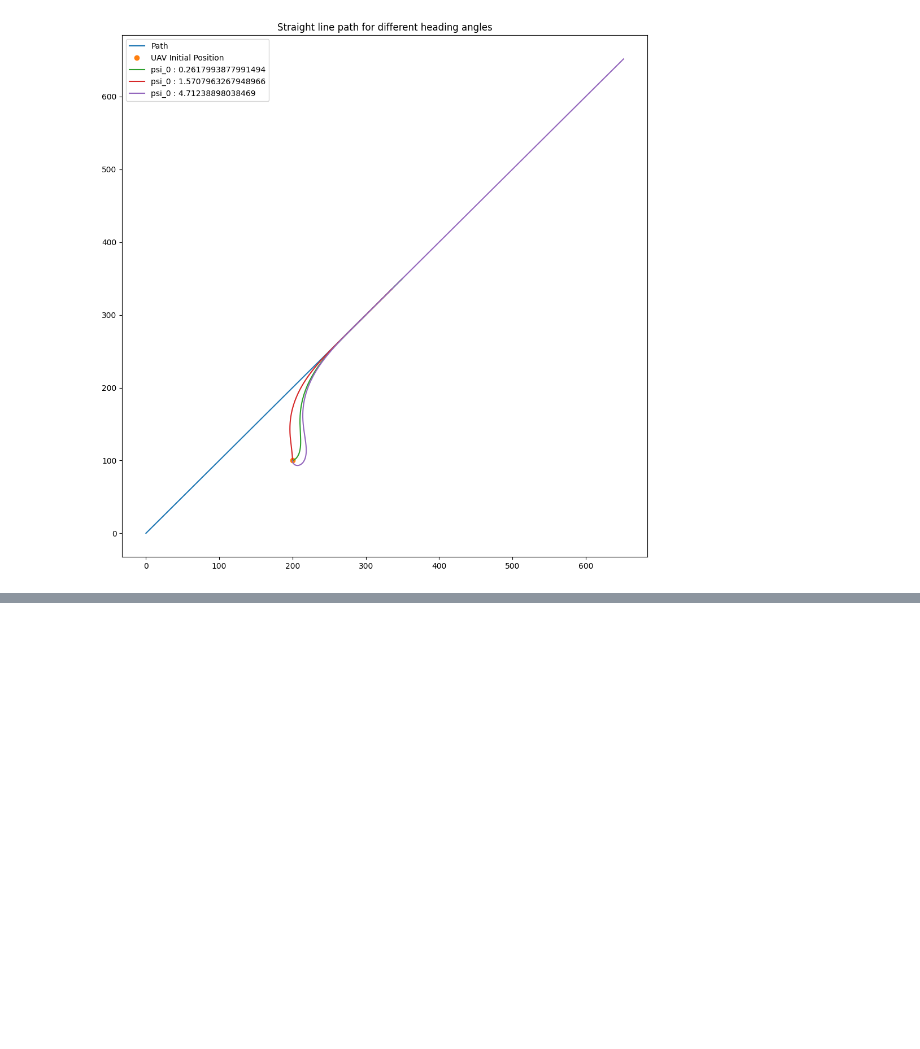
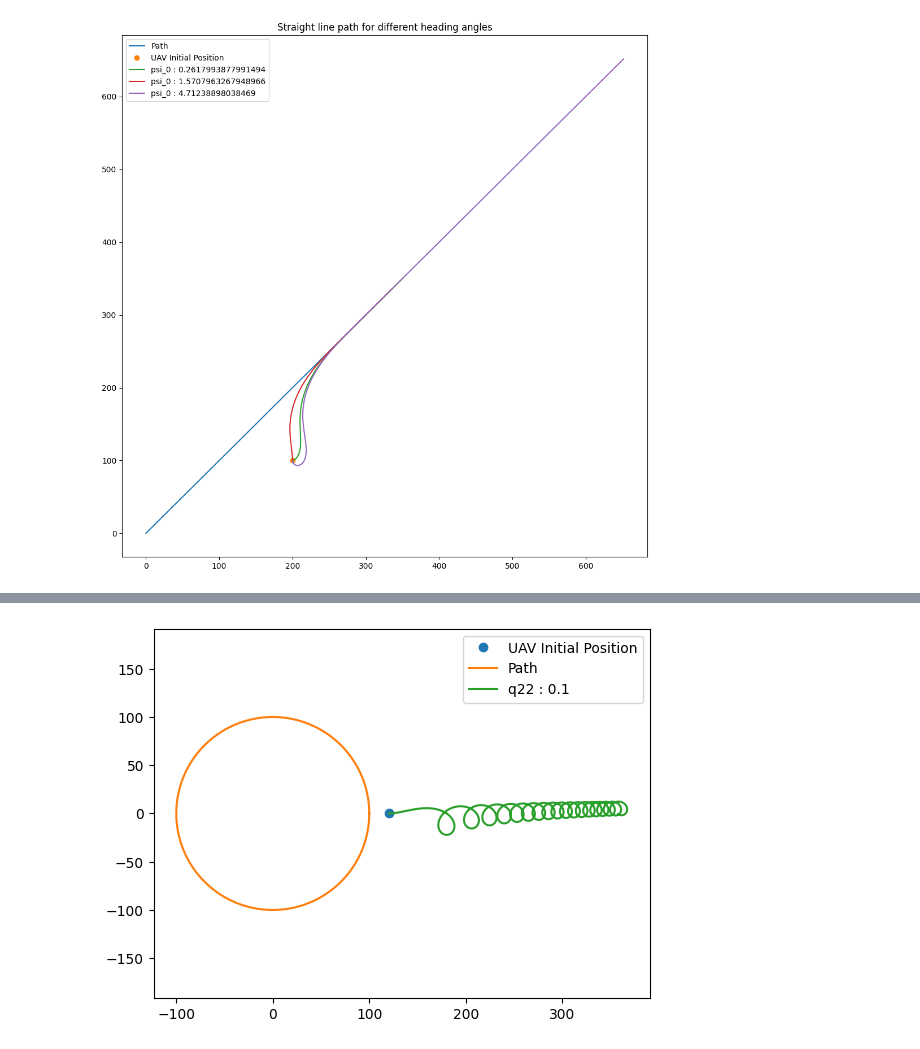
Before and after one commit to PrathameshKGPian/Prathamesh, a Jupyter notebook: Controls_Summer_Project.ipynb, the cells around one changed output, grey strips where cells are left out. Saved outputs shown, nothing was run; the diff lists cells and outputs as text; code cells hidden in the pictures; blank space fills up the shorter version.

```diff
--- a/Controls_Summer_Project.ipynb
+++ b/Controls_Summer_Project.ipynb
@@ -106,0 +389,98 @@ print(t1, t2, t3)
+# %%
+import numpy as np
+import matplotlib.pyplot as plt
+import math
+
+O = [0,0] # The center of the circle
+r = 100 # The radius of the circle
+p = [120,0] # Initial Position of UAV
+q22 = 0.1
+V = 15
+
+# Simulation
+dt = 0.01
+T = 70
+nt = int(T/dt)
+
+x = np.zeros(nt+1)
+y = np.zeros(nt+1)
+psi = np.zeros(nt+1)
+d = np.zeros(nt+1)
+vx = np.zeros(nt+1)
+vy = np.zeros(nt+1)
+
+def max_limit(u, vg = V, Rmin = 45):
+    if (u > 0 and abs(u) > (vg ** 2)/Rmin):
+      return (vg ** 2)/Rmin
+    elif(u < 0 and abs(u) > (vg ** 2)/Rmin):
+      return -(vg**2)/Rmin
+    return u
+
+X = np.empty(nt+1)
+Y = np.empty(nt+1)
+
+def plot_path():
+  plt.plot(p[0], p[1],'o', label = 'UAV Initial Position')
+  d_phi = ((2 * math.pi)/T) * dt
+  phi = 0
+  for t in range(0, nt+1):
+    X[t] = O[0] + r * math.cos(phi)
+    Y[t] = O[1] + r * math.sin(phi)
+    phi = phi + d_phi
+  plt.plot(X, Y, label = 'Path')
+  plt.legend()
+  plt.axis('equal')
+  # plt.xlim(-20, 20)
+  # plt.ylim(-20, 20)
+
+d_b = 4
+
+def solve(q22 : float, initial_angle : float):
+  x[0] = p[0]
+  y[0] = p[1]
+  psi[0] = initial_angle
+  vx[0] = V * math.cos(psi[0])
+  vy[0] = V * math.sin(psi[0])
+  for t in range(0, nt):
+    theta = math.atan2(x[t] - O[0], y[t] - O[1])
+    R_x = x[t] - O[0]
+    R_y = y[t] - O[1]
+    d[t] = math.sqrt((R_x ** 2) + (R_y ** 2)) - r
+    q1 = math.sqrt(abs(d_b/(d_b - d[t])))
+    q2 = math.sqrt(2*q1 + q22)
+    vd = V * math.sin(psi[t] - theta)
+    u = -(q1 * d[t] + q2 * vd) # Lateral Input acceleration
+
+
+  # Numerical Integeration of Equations of Motion
+    psi[t+1] = psi[t] + (u/V) * dt
+
+    x_ddot = -u * math.sin(psi[t+1])
+    y_ddot = u * math.cos(psi[t+1])
+
+    vx[t+1] = V * math.cos(psi[t+1])
+    vy[t+1] = V * math.sin(psi[t+1])
+
+    x[t+1] = x[t] + vx[t] * dt + x_ddot * (dt ** 2)/2
+    y[t+1] = y[t] + vy[t] * dt + y_ddot * (dt ** 2)/2 # Taylor's Method order 2. y(x+h) = y(x) + y'(x) dx + y"(x) (dx^2)/2
+
+
+
+    if(abs(d[t]) < 1e-6):
+      x[t+2:] = x[t+1]
+      y[t+2:] = y[t+1]
+      vx[t+2:] = vx[t+1]
+      vy[t+2:] = vy[t+1]
+      psi[t+2:] = psi[t+1]
+      d[t+1:] = d[t]
+      break
+  plt.plot(x, y, label = f'q22 : {q22}')
+  plt.legend()
+  return t * dt
+
+plot_path()
+t1 = solve(0.1, 0)
+# t2 = solve(0.5, math.pi/12)
+# t3 = solve()
+# %% [output]
+[figure, added]
```
Also changed, not shown: parts of 11 cells of this notebook.
